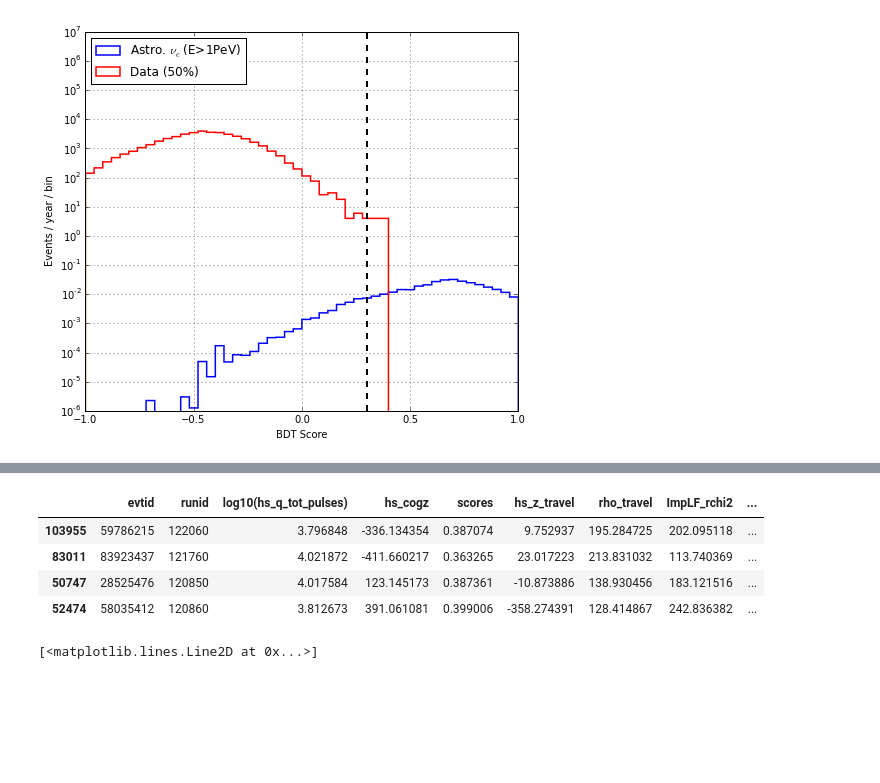
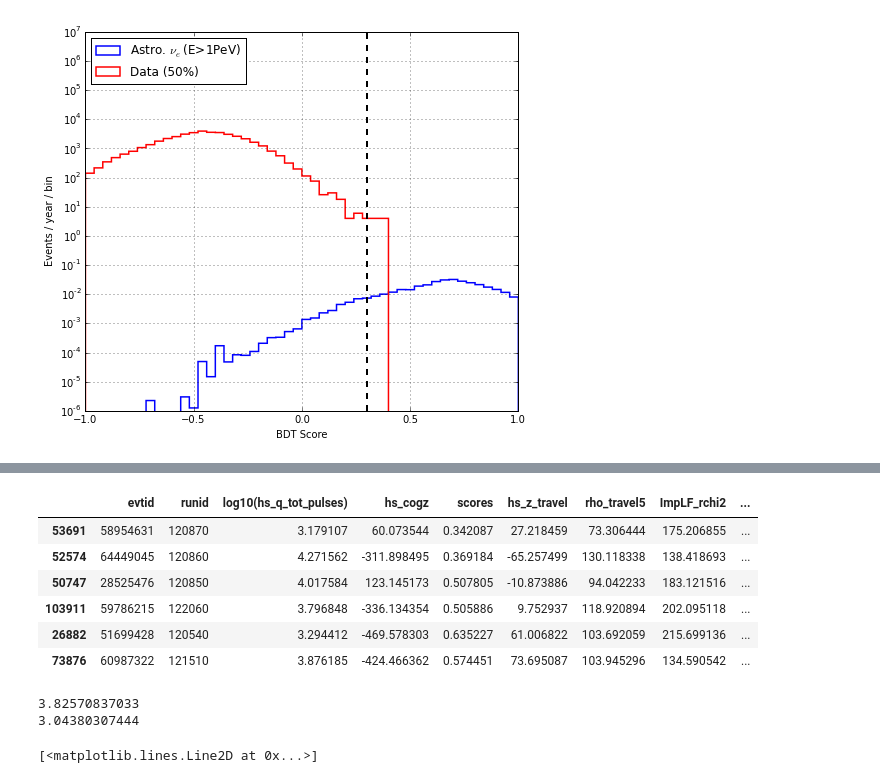
Before and after one commit to mrelich/MultiPeVNotebooks, a Jupyter notebook: mva_outerevents_datatrain.ipynb, the cells around one changed output, grey strips where cells are left out. Saved outputs shown, nothing was run; the diff lists cells and outputs as text; code cells hidden in the pictures; blank space fills up the shorter version.

```diff
--- a/mva_outerevents_datatrain.ipynb
+++ b/mva_outerevents_datatrain.ipynb
@@ -18,11 +18,13 @@ from sklearn.metrics import log_loss
 # the features we are going to use
 
 b_features = ['hs_z_travel',
-              'rho_travel',
-              'ImpLF_rchi2',
+              #'rho_travel',
+              'rho_travel5',
+              #'ImpLF_rchi2',
               #'tlarge5[0]-tearly5[0]',
               #'hm_nhit_doms',
               #'hm_nhit_strings',
+              'ndoms_5pe',
               'log10(hs_q_tot_pulses)',
               'maxDist',
               'cumuAt600ns',
@@ -85,6 +87,10 @@ d_le_nue = d_nue[np.log10(d_nue['PrimaryNeutrinoEnergy']) < 6]
 d_he_nue = d_he_nue[ b_features + weights +['target'] ]
 d_le_nue = d_le_nue[ b_features + weights +['target'] ]
 d_data   = d_data[ b_features + weights + ['target'] ]
+# %%
+d_he_nue = d_he_nue.dropna()
+d_le_nue = d_le_nue.dropna()
+d_data = d_data.dropna()
 # %%
 # Break into testing and training data sets
 trainfrac = 0.5
@@ -282,22 +306,31 @@ print "" # don't print out all that joblib stuff...
 # %%
 # Those weird guys sticking out are from what??
 dt_bkg = X_test[ y_test < 0.5 ]
 peal = dt_bkg[ dt_bkg['scores'] > 0.3]
 
 #runs = peal.runid.as_matrix()
 #evts = peal.evtid.as_matrix()
 #outfile = open('bs_srtupdate_cut05.txt','w')
 #for i in range(len(runs)):
 #    outfile.write(str(runs[i])+" "+str(evts[i])+"\n")
 #outfile.close()
 
-peal[['evtid','runid','log10(hs_q_tot_pulses)','hs_cogz','scores','hs_z_travel','rho_travel','ImpLF_rchi2','cumuAt600ns']]
+peal[['evtid','runid','log10(hs_q_tot_pulses)','hs_cogz','scores','hs_z_travel','rho_travel5','ImpLF_rchi2','cumuAt600ns']]
 # %% [output]
-|  | evtid | runid | log10(hs_q_tot_pulses) | hs_cogz | scores | hs_z_travel | rho_travel | ImpLF_rchi2 | ... |
-| 103955 | 59786215 | 122060 | 3.796848 | -336.134354 | 0.387074 | 9.752937 | 195.284725 | 202.095118 | ... |
-| 83011 | 83923437 | 121760 | 4.021872 | -411.660217 | 0.363265 | 23.017223 | 213.831032 | 113.740369 | ... |
-| 50747 | 28525476 | 120850 | 4.017584 | 123.145173 | 0.387361 | -10.873886 | 138.930456 | 183.121516 | ... |
-| 52474 | 58035412 | 120860 | 3.812673 | 391.061081 | 0.399006 | -358.274391 | 128.414867 | 242.836382 | ... |
+|  | evtid | runid | log10(hs_q_tot_pulses) | hs_cogz | scores | hs_z_travel | rho_travel5 | ImpLF_rchi2 | ... |
+| 53691 | 58954631 | 120870 | 3.179107 | 60.073544 | 0.342087 | 27.218459 | 73.306444 | 175.206855 | ... |
+| 52574 | 64449045 | 120860 | 4.271562 | -311.898495 | 0.369184 | -65.257499 | 130.118338 | 138.418693 | ... |
+| 50747 | 28525476 | 120850 | 4.017584 | 123.145173 | 0.507805 | -10.873886 | 94.042233 | 183.121516 | ... |
+| 103911 | 59786215 | 122060 | 3.796848 | -336.134354 | 0.505886 | 9.752937 | 118.920894 | 202.095118 | ... |
+| 26882 | 51699428 | 120540 | 3.294412 | -469.578303 | 0.635227 | 61.006822 | 103.692059 | 215.699136 | ... |
+| 73876 | 60987322 | 121510 | 3.876185 | -424.466362 | 0.574451 | 73.695087 | 103.945296 | 134.590542 | ... |
+# %%
+dt_sig = X_test[ y_test > 0.5 ]
+print sum(dt_sig.wE2) * 365/34.7
+print sum(dt_sig[ np.fabs(dt_sig.hs_cogz) <= 450 ].wE2) * 365/34.7
+# %% [output]
+3.82570837033
+3.04380307444
 # %%
 # Re-establish sig and bkg from bdt
 dt_sig = X_test[ y_test > 0.5 ]
```
Also changed, not shown: parts of 6 cells of this notebook, 1 other file.
